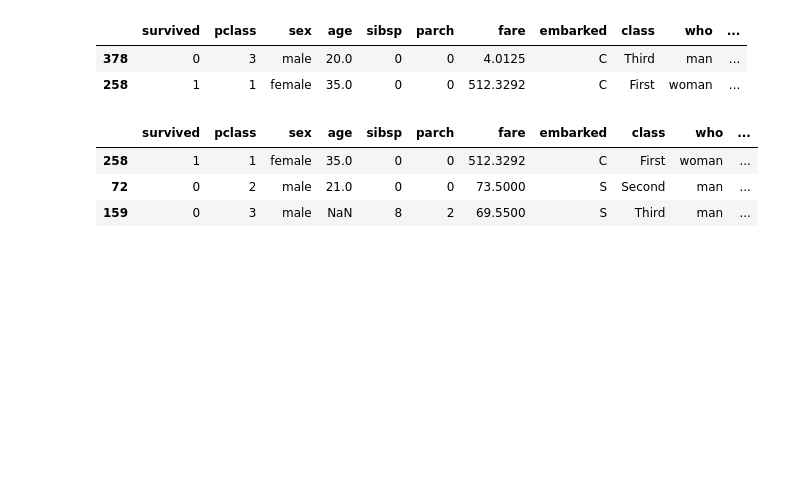
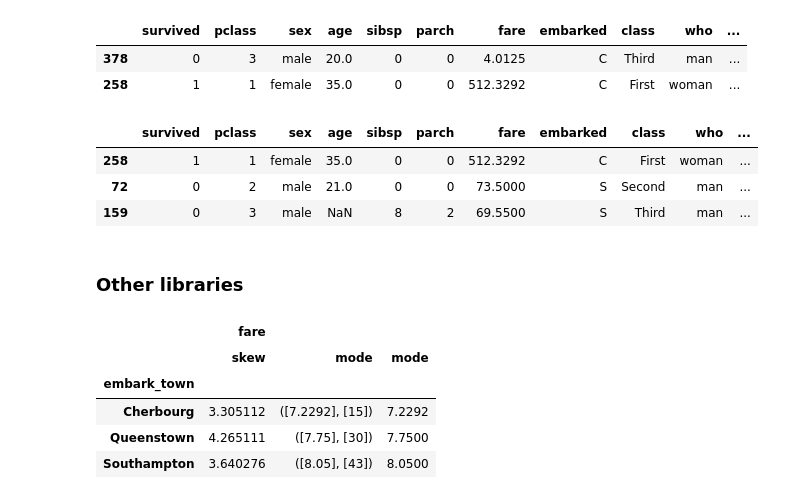
Before and after one commit to umeshraj/pbpython_pandas_group_agg, a Jupyter notebook: pd_gp_agg.ipynb, the cells around one changed output. Saved outputs shown, nothing was run; the diff lists cells and outputs as text; code cells hidden in the pictures; blank space fills up the shorter version.

```diff
--- a/pd_gp_agg.ipynb
+++ b/pd_gp_agg.ipynb
@@ -143,3 +137,17 @@ df.loc[df.groupby(by='class')['fare'].idxmax()]
 | 258 | 1 | 1 | female | 35.0 | 0 | 0 | 512.3292 | C | First | woman | ... |
 | 72 | 0 | 2 | male | 21.0 | 0 | 0 | 73.5000 | S | Second | man | ... |
 | 159 | 0 | 3 | male | NaN | 8 | 2 | 69.5500 | S | Third | man | ... |
+# %% [markdown]
+### Other libraries
+# %%
+from scipy.stats import skew, mode
+agg_func_stats = {'fare': [skew, mode, pd.Series.mode]}
+
+df.groupby(by='embark_town').agg(agg_func_stats)
+# %% [output]
+|  | fare |  |  |
+|  | skew | mode | mode |
+| embark_town |  |  |  |
+| Cherbourg | 3.305112 | ([7.2292], [15]) | 7.2292 |
+| Queenstown | 4.265111 | ([7.75], [30]) | 7.7500 |
+| Southampton | 3.640276 | ([8.05], [43]) | 8.0500 |
```
Also changed, not shown: parts of 9 cells of this notebook.
